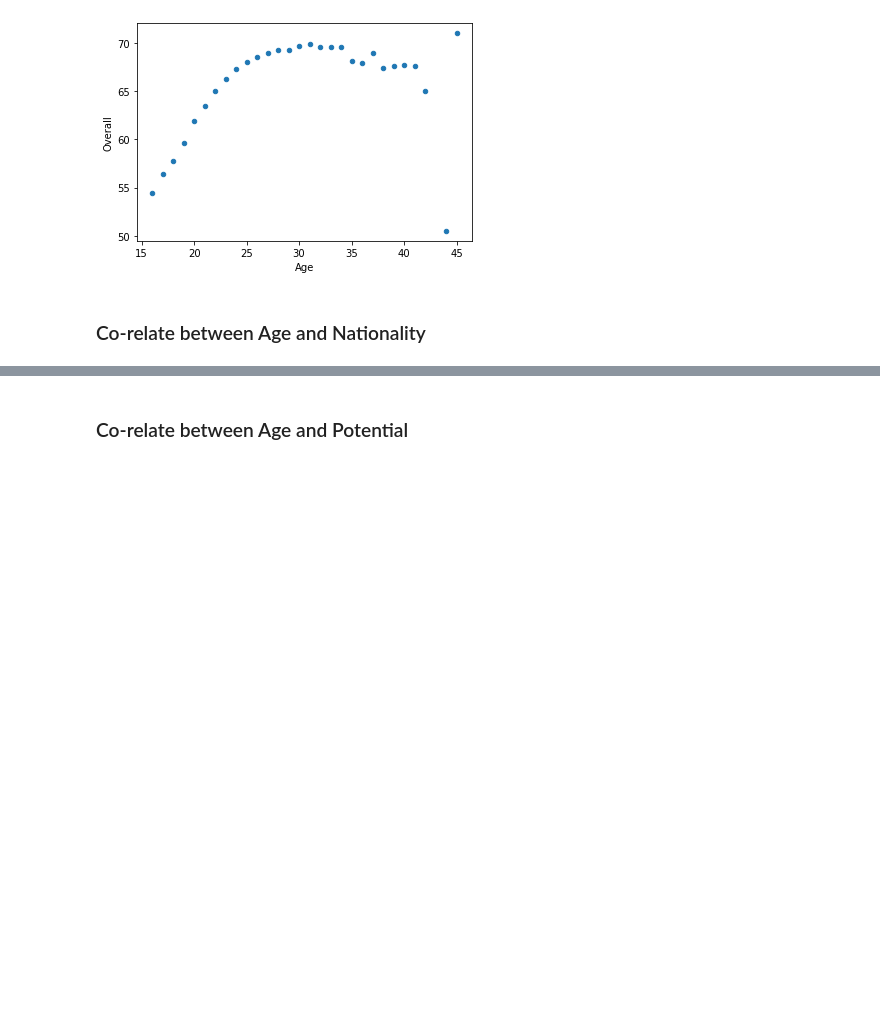
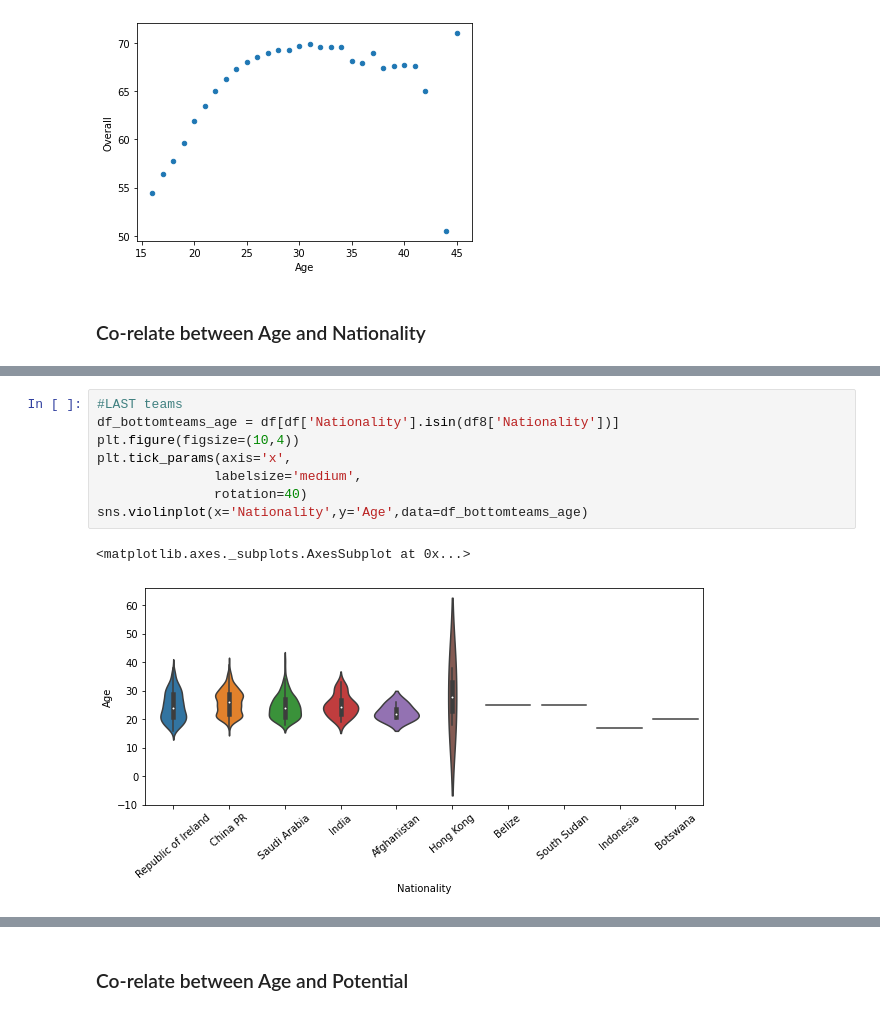
Before and after one commit to pmehta1906/FIFAProject, a Jupyter notebook: FIFAProject.ipynb, the cells around one changed output, grey strips where cells are left out. Cells and saved outputs as stored; diff of their text form; blank space fills up the shorter version.

```diff
--- a/FIFAProject.ipynb
+++ b/FIFAProject.ipynb
@@ -154,0 +190,11 @@ df6_old
+# %%
+#LAST teams
+df_bottomteams_age = df[df['Nationality'].isin(df8['Nationality'])]
+plt.figure(figsize=(10,4))
+plt.tick_params(axis='x',
+               labelsize='medium',
+               rotation=40)
+sns.violinplot(x='Nationality',y='Age',data=df_bottomteams_age)
+# %% [output]
+<matplotlib.axes._subplots.AxesSubplot at 0x...>
+[figure, added]
```
Also changed, not shown: parts of 14 cells of this notebook.
